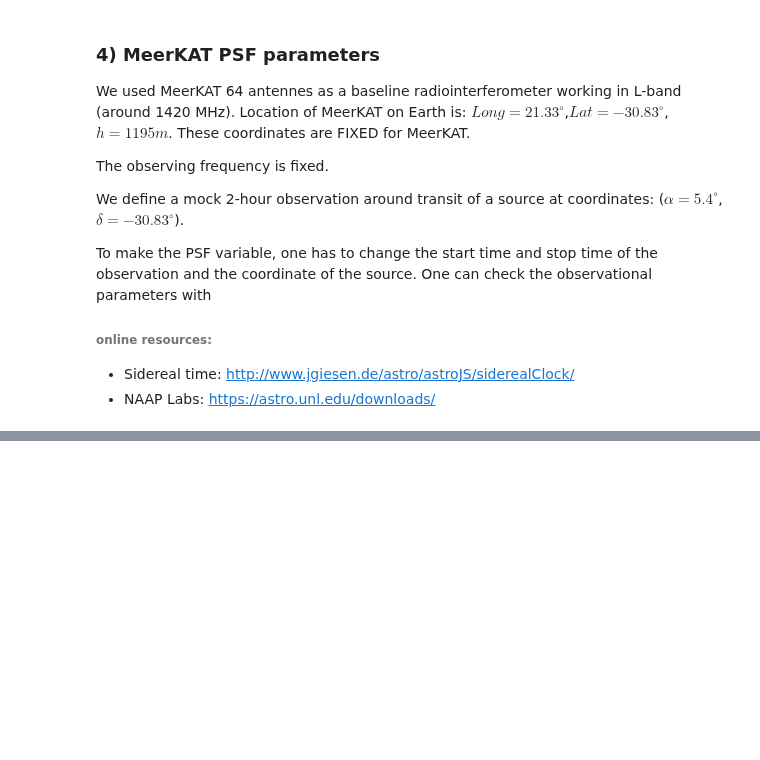
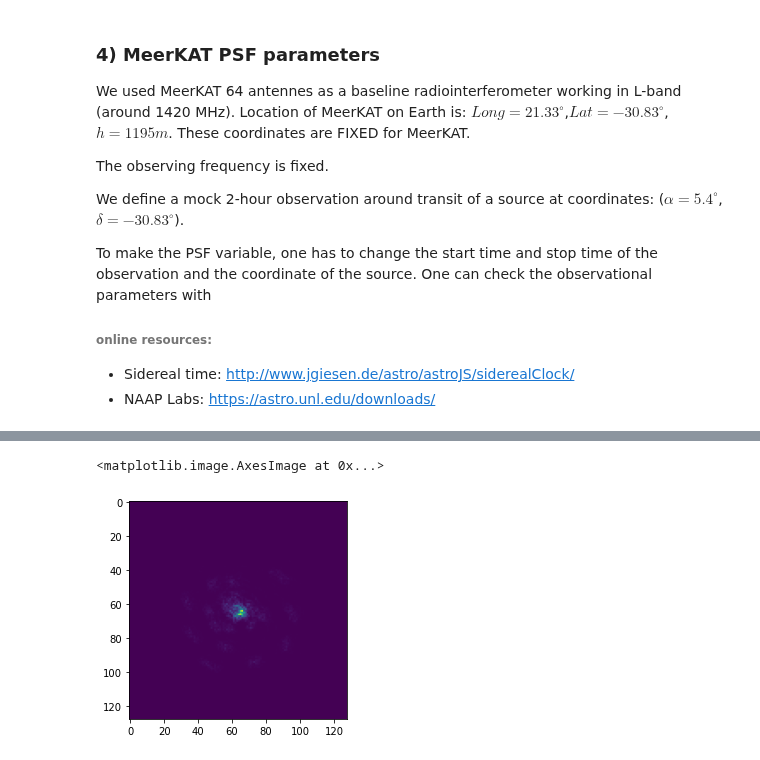
Before and after one commit to CosmoStat/ShapeDeconv, a Jupyter notebook: data/T-RECS/Generate Radio ground truth from T-RECS.ipynb, the cells around one changed output, grey strips where cells are left out. Saved outputs shown, nothing was run; the diff lists cells and outputs as text; code cells hidden in the pictures; blank space fills up the shorter version.

```diff
--- a/data/T-RECS/Generate Radio ground truth from T-RECS.ipynb
+++ b/data/T-RECS/Generate Radio ground truth from T-RECS.ipynb
@@ -267,0 +248,5 @@ Text(0, 0.5, 'm')
+# %%
+plt.imshow(np.abs(galft_n_m))
+# %% [output]
+<matplotlib.image.AxesImage at 0x...>
+[figure, added]
```
Also changed, not shown: parts of 20 cells of this notebook, 1 other file.
